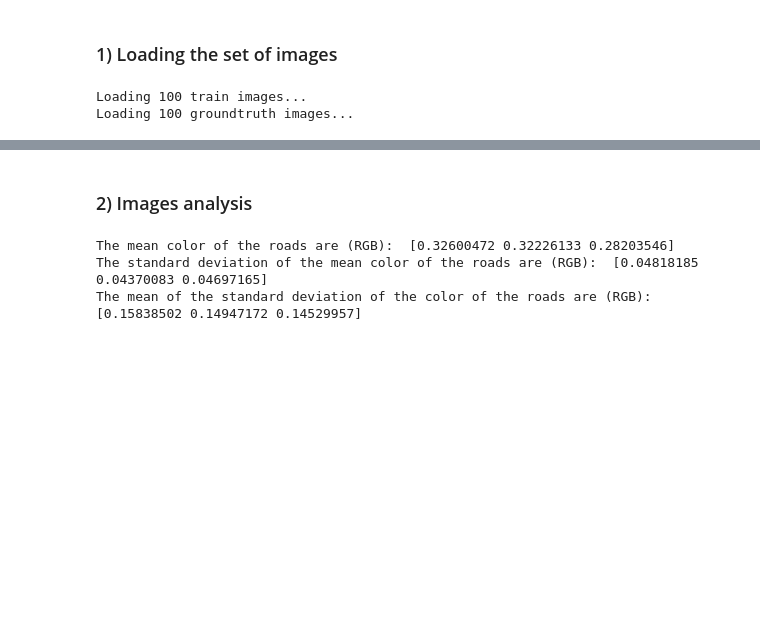
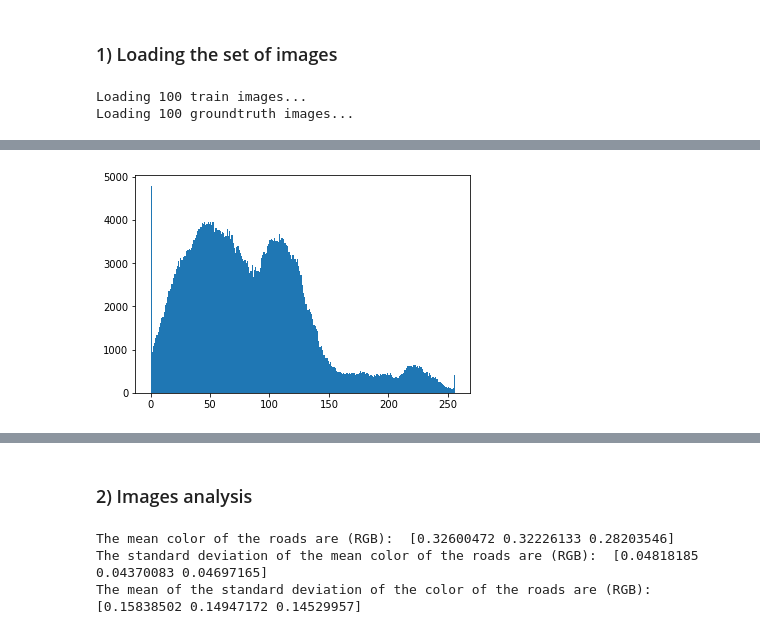
Before and after one commit to emdezla/RoadSegmentation, a Jupyter notebook: Emilio/LogisticRegression.ipynb, the cells around one changed output, grey strips where cells are left out. Saved outputs shown, nothing was run; the diff lists cells and outputs as text; code cells hidden in the pictures; blank space fills up the shorter version.

```diff
--- a/Emilio/LogisticRegression.ipynb
+++ b/Emilio/LogisticRegression.ipynb
@@ -63,0 +74,5 @@ NameError: name 'cv2' is not defined
+# %%
+plt.hist(uint8.ravel(),256,[0,256]);
+plt.show()
+# %% [output]
+[figure, added]
```
Also changed, not shown: parts of 8 cells of this notebook.
